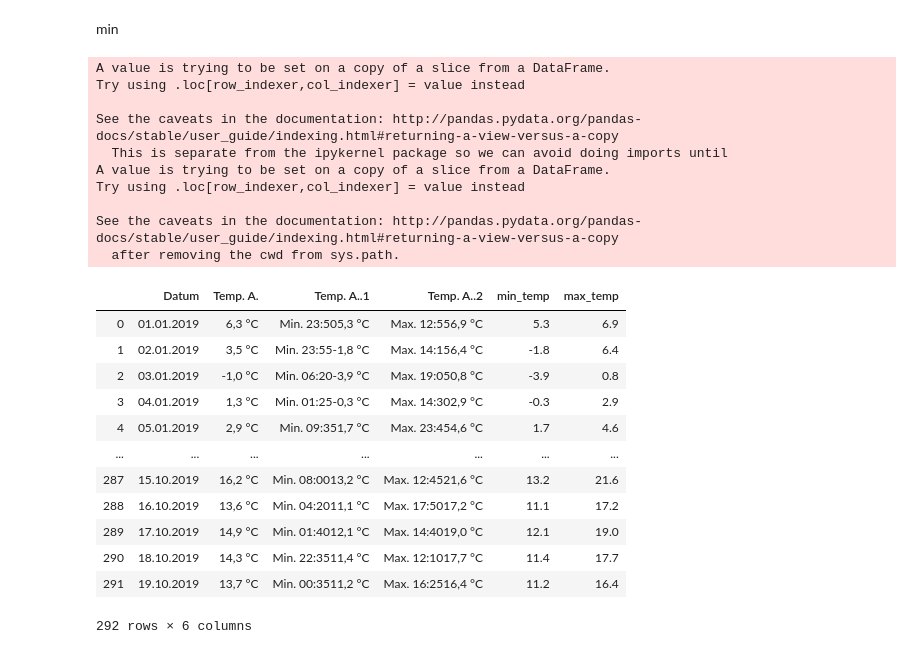
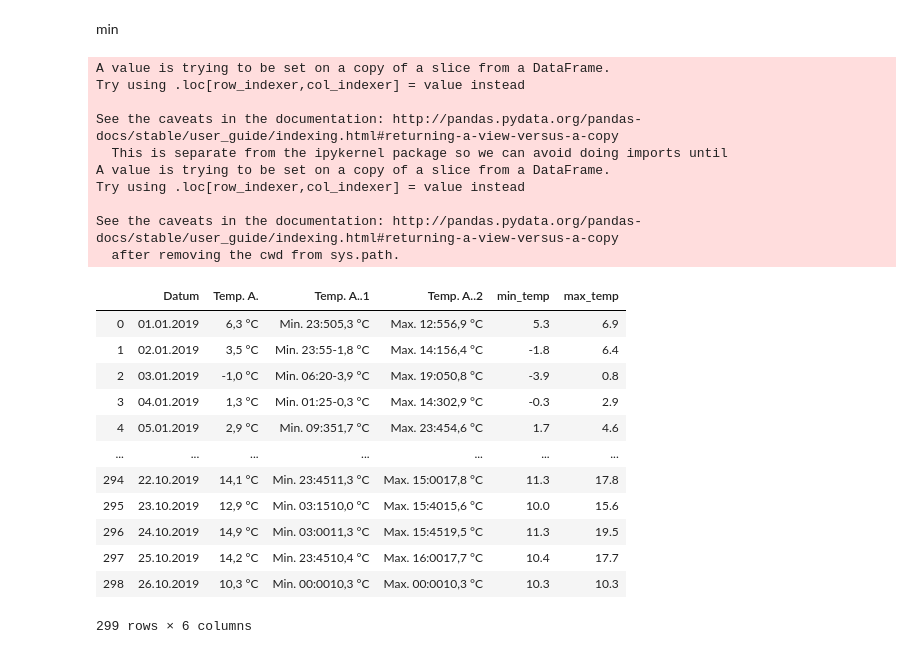
Before and after one commit to ClimathonHeidelberg/bloomMap2K19, a Jupyter notebook: modelling/Climathon modelling.ipynb, the cells around one changed output. Saved outputs shown, nothing was run; the diff lists cells and outputs as text; code cells hidden in the pictures.

```diff
--- a/modelling/Climathon modelling.ipynb
+++ b/modelling/Climathon modelling.ipynb
@@ -78,30 +82,31 @@ for x in Max:
 # %%
 x=np.array(Mintemp)
 y=np.array(Maxtemp)
 temp['min_temp']= x
 temp['max_temp']= y
+temp.to_csv('min max temps')
 temp
 # %% [output]
 A value is trying to be set on a copy of a slice from a DataFrame.
 Try using .loc[row_indexer,col_indexer] = value instead
 
 See the caveats in the documentation: http://pandas.pydata.org/pandas-docs/stable/user_guide/indexing.html#returning-a-view-versus-a-copy
   This is separate from the ipykernel package so we can avoid doing imports until
 A value is trying to be set on a copy of a slice from a DataFrame.
 Try using .loc[row_indexer,col_indexer] = value instead
 
 See the caveats in the documentation: http://pandas.pydata.org/pandas-docs/stable/user_guide/indexing.html#returning-a-view-versus-a-copy
   after removing the cwd from sys.path.
 |  | Datum | Temp. A. | Temp. A..1 | Temp. A..2 | min_temp | max_temp |
 | 0 | 01.01.2019 | 6,3 °C | Min. 23:505,3 °C | Max. 12:556,9 °C | 5.3 | 6.9 |
 | 1 | 02.01.2019 | 3,5 °C | Min. 23:55-1,8 °C | Max. 14:156,4 °C | -1.8 | 6.4 |
 | 2 | 03.01.2019 | -1,0 °C | Min. 06:20-3,9 °C | Max. 19:050,8 °C | -3.9 | 0.8 |
 | 3 | 04.01.2019 | 1,3 °C | Min. 01:25-0,3 °C | Max. 14:302,9 °C | -0.3 | 2.9 |
 | 4 | 05.01.2019 | 2,9 °C | Min. 09:351,7 °C | Max. 23:454,6 °C | 1.7 | 4.6 |
 | ... | ... | ... | ... | ... | ... | ... |
-| 287 | 15.10.2019 | 16,2 °C | Min. 08:0013,2 °C | Max. 12:4521,6 °C | 13.2 | 21.6 |
-| 288 | 16.10.2019 | 13,6 °C | Min. 04:2011,1 °C | Max. 17:5017,2 °C | 11.1 | 17.2 |
-| 289 | 17.10.2019 | 14,9 °C | Min. 01:4012,1 °C | Max. 14:4019,0 °C | 12.1 | 19.0 |
-| 290 | 18.10.2019 | 14,3 °C | Min. 22:3511,4 °C | Max. 12:1017,7 °C | 11.4 | 17.7 |
-| 291 | 19.10.2019 | 13,7 °C | Min. 00:3511,2 °C | Max. 16:2516,4 °C | 11.2 | 16.4 |
+| 294 | 22.10.2019 | 14,1 °C | Min. 23:4511,3 °C | Max. 15:0017,8 °C | 11.3 | 17.8 |
+| 295 | 23.10.2019 | 12,9 °C | Min. 03:1510,0 °C | Max. 15:4015,6 °C | 10.0 | 15.6 |
+| 296 | 24.10.2019 | 14,9 °C | Min. 03:0011,3 °C | Max. 15:4519,5 °C | 11.3 | 19.5 |
+| 297 | 25.10.2019 | 14,2 °C | Min. 23:4510,4 °C | Max. 16:0017,7 °C | 10.4 | 17.7 |
+| 298 | 26.10.2019 | 10,3 °C | Min. 00:0010,3 °C | Max. 00:0010,3 °C | 10.3 | 10.3 |
-292 rows × 6 columns
+299 rows × 6 columns
```
Also changed, not shown: parts of 6 cells of this notebook.
